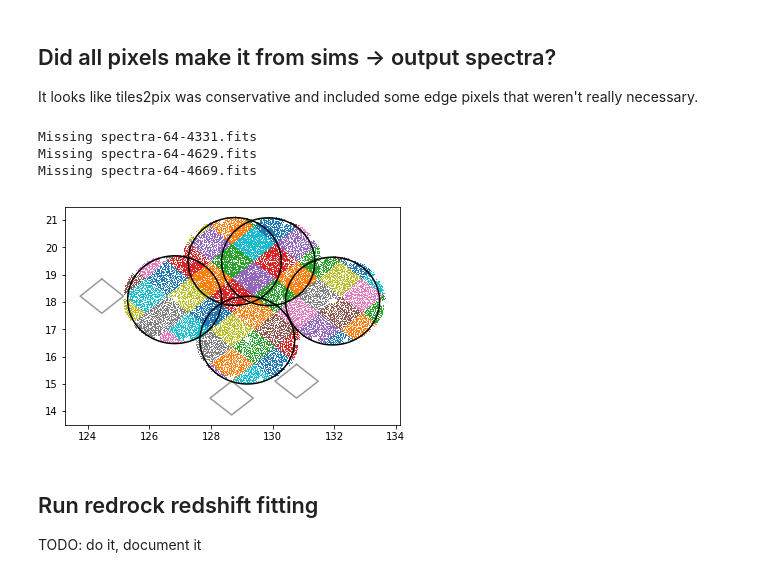
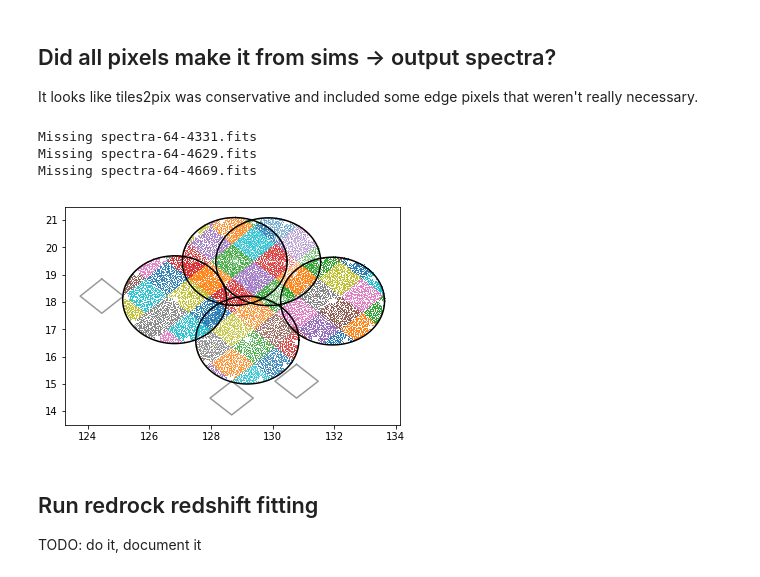
Before and after one commit to desihub/two_percent_DESI, a Jupyter notebook: mini/minitest.ipynb, the cells around one changed output. Saved outputs shown, nothing was run; the diff lists cells and outputs as text; code cells hidden in the pictures.

Commit message:
fix cos(dec) plotting

```diff
--- a/mini/minitest.ipynb
+++ b/mini/minitest.ipynb
@@ -150,7 +150,7 @@ array([4331, 4335, 4346, 4347, 4350, 4629, 4631, 4637, 4639, 4661, 4663,
 def plot_tile(ra, dec, r=1.606, color='k'):
     '''Approximate plot of tile location'''
     ang = np.linspace(0, 2*np.pi, 100)
-    x = ra + r*np.cos(ang)*np.cos(np.radians(dec))
+    x = ra + r*np.cos(ang)/np.cos(np.radians(dec))
     y = dec + r*np.sin(ang)
     plot(x,y, '-', color=color)
 
@@ -473,24 +473,24 @@ really necessary.
 # %%
 import desispec.io
 nside=64
 misspix = list()
 for p in pixels:
     specfile = desispec.io.findfile('spectra', nside=nside, groupname=str(p))
     if not os.path.exists(specfile):
         print('Missing {}'.format(os.path.basename(specfile)))
         misspix.append(p)
     else:
         fibermap = Table.read(specfile, 'FIBERMAP')
-        plot(fibermap['RA_TARGET'], fibermap['DEC_TARGET'], ',')
+        plot(fibermap['RA_TARGET'], fibermap['DEC_TARGET'], ',', alpha=0.5)
 
 plot_healpix(nside, misspix)
 for t in xtiles:
     plot_tile(t['RA'], t['DEC'])
 # %% [output]
 Missing spectra-64-4331.fits
 Missing spectra-64-4629.fits
 Missing spectra-64-4669.fits
-[figure, old version]
+[figure, new version]
 # %% [markdown]
 ## Run redrock redshift fitting
 
```
